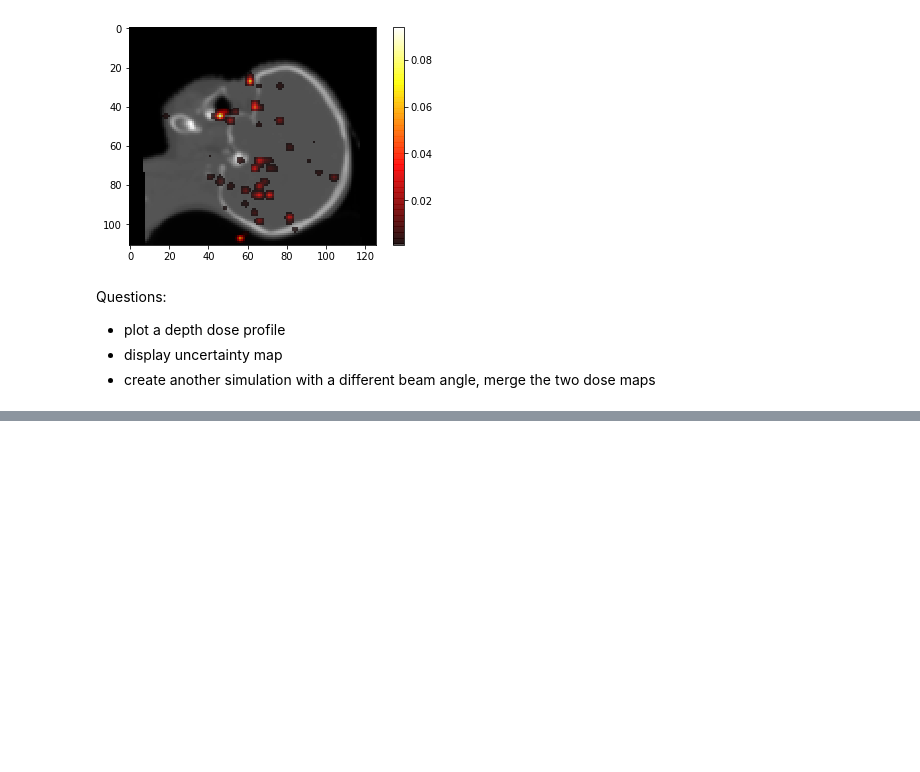
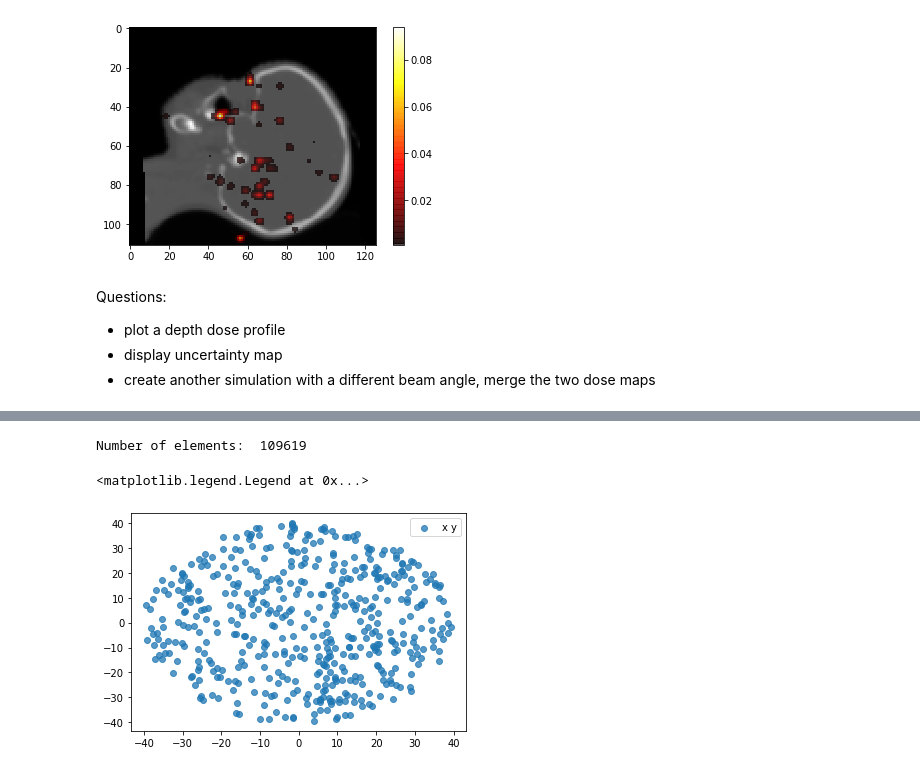
Before and after one commit to MCvin/Python_Gate, a Jupyter notebook: radiotherapy/radiotherapy.ipynb, the cells around one changed output, grey strips where cells are left out. Saved outputs shown, nothing was run; the diff lists cells and outputs as text; code cells hidden in the pictures; blank space fills up the shorter version.

```diff
--- a/radiotherapy/radiotherapy.ipynb
+++ b/radiotherapy/radiotherapy.ipynb
@@ -164,0 +169,16 @@ Text(0,0.5,'dZ')
+# %%
+# Plot the X,Y
+nbs = 200
+x = a[b'X']
+y = a[b'Y']
+print('Number of elements: ', len(x))
+# only keep 500 first elements
+n = 500
+x = x[:n]
+y = y[:n]
+plt.scatter(x, y, alpha=0.75, label='x y')
+plt.legend()
+# %% [output]
+Number of elements:  109619
+<matplotlib.legend.Legend at 0x...>
+[figure, added]
```
Also changed, not shown: parts of 14 cells of this notebook, 26 other files.
